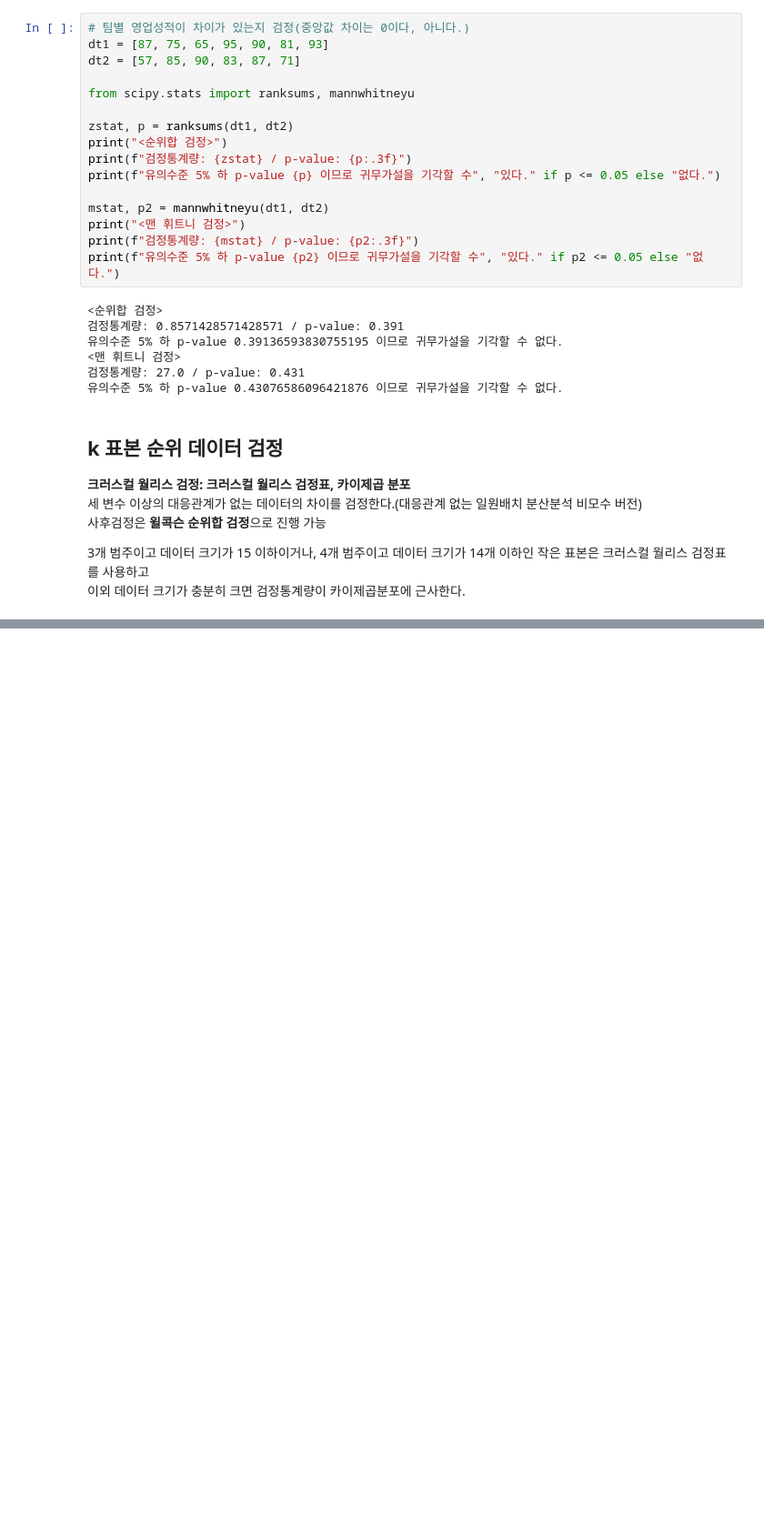
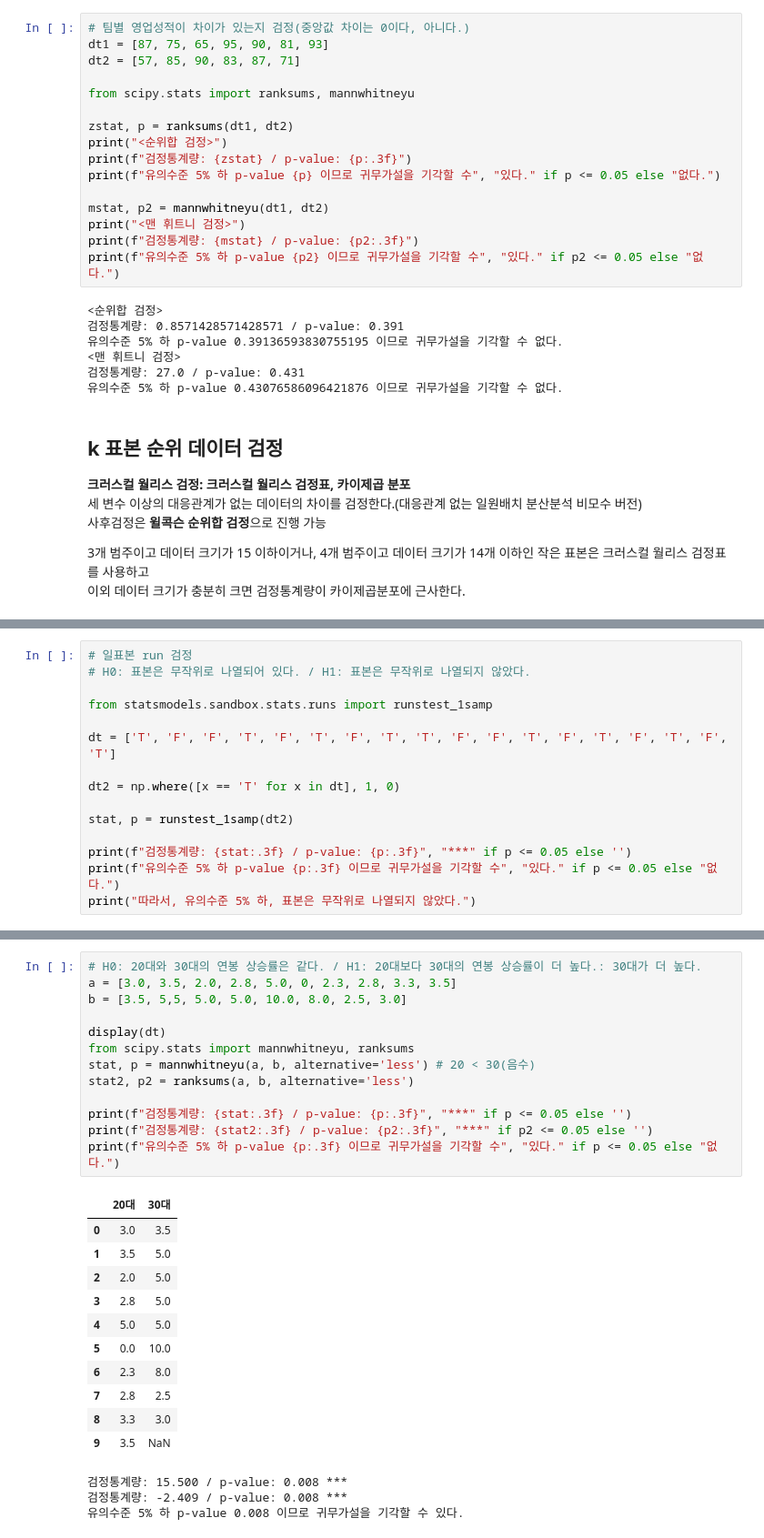
Before and after one commit to qiwerr1004/ADP_go, a Jupyter notebook: final/book/CHAP6.비모수검정.ipynb, the cells around one changed output, grey strips where cells are left out. Shown: that part at 91% size. Drawn from its saved outputs; the diff is of its cells as text; blank space fills up the shorter version.

```diff
--- a/final/book/CHAP6.비모수검정.ipynb
+++ b/final/book/CHAP6.비모수검정.ipynb
@@ -401,0 +551,15 @@ print(f"유의수준 5% 하 p-value {p2} 이므로 귀무가설을 기각할 수
+# %%
+# 일표본 run 검정
+# H0: 표본은 무작위로 나열되어 있다. / H1: 표본은 무작위로 나열되지 않았다.
+
+from statsmodels.sandbox.stats.runs import runstest_1samp
+
+dt = ['T', 'F', 'F', 'T', 'F', 'T', 'F', 'T', 'T', 'F', 'F', 'T', 'F', 'T', 'F', 'T', 'F', 'T']
+
+dt2 = np.where([x == 'T' for x in dt], 1, 0)
+
+stat, p = runstest_1samp(dt2)
+
+print(f"검정통계량: {stat:.3f} / p-value: {p:.3f}", "***" if p <= 0.05 else '')
+print(f"유의수준 5% 하 p-value {p:.3f} 이므로 귀무가설을 기각할 수", "있다." if p <= 0.05 else "없다.")
+print("따라서, 유의수준 5% 하, 표본은 무작위로 나열되지 않았다.")
@@ -401,0 +582,28 @@ print(f"유의수준 5% 하 p-value {p2} 이므로 귀무가설을 기각할 수
+# %%
+# H0: 20대와 30대의 연봉 상승률은 같다. / H1: 20대보다 30대의 연봉 상승률이 더 높다.: 30대가 더 높다.
+a = [3.0, 3.5, 2.0, 2.8, 5.0, 0, 2.3, 2.8, 3.3, 3.5]
+b = [3.5, 5,5, 5.0, 5.0, 10.0, 8.0, 2.5, 3.0]
+
+display(dt)
+from scipy.stats import mannwhitneyu, ranksums
+stat, p = mannwhitneyu(a, b, alternative='less') # 20 < 30(음수)
+stat2, p2 = ranksums(a, b, alternative='less')
+
+print(f"검정통계량: {stat:.3f} / p-value: {p:.3f}", "***" if p <= 0.05 else '')
+print(f"검정통계량: {stat2:.3f} / p-value: {p2:.3f}", "***" if p2 <= 0.05 else '')
+print(f"유의수준 5% 하 p-value {p:.3f} 이므로 귀무가설을 기각할 수", "있다." if p <= 0.05 else "없다.")
+# %% [output]
+|  | 20대 | 30대 |
+| 0 | 3.0 | 3.5 |
+| 1 | 3.5 | 5.0 |
+| 2 | 2.0 | 5.0 |
+| 3 | 2.8 | 5.0 |
+| 4 | 5.0 | 5.0 |
+| 5 | 0.0 | 10.0 |
+| 6 | 2.3 | 8.0 |
+| 7 | 2.8 | 2.5 |
+| 8 | 3.3 | 3.0 |
+| 9 | 3.5 | NaN |
+검정통계량: 15.500 / p-value: 0.008 ***
+검정통계량: -2.409 / p-value: 0.008 ***
+유의수준 5% 하 p-value 0.008 이므로 귀무가설을 기각할 수 있다.
```
Also changed, not shown: parts of 18 cells of this notebook.
